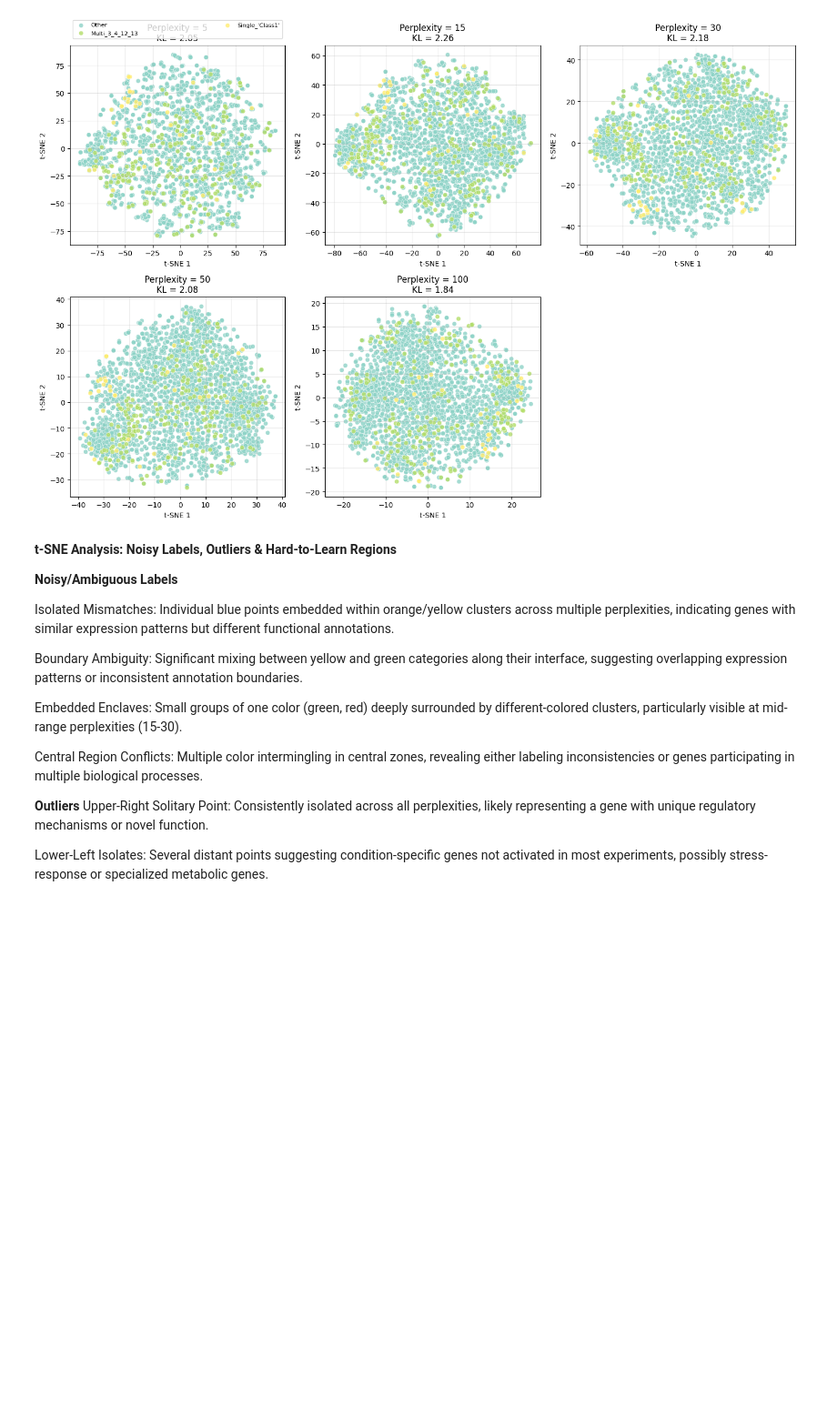
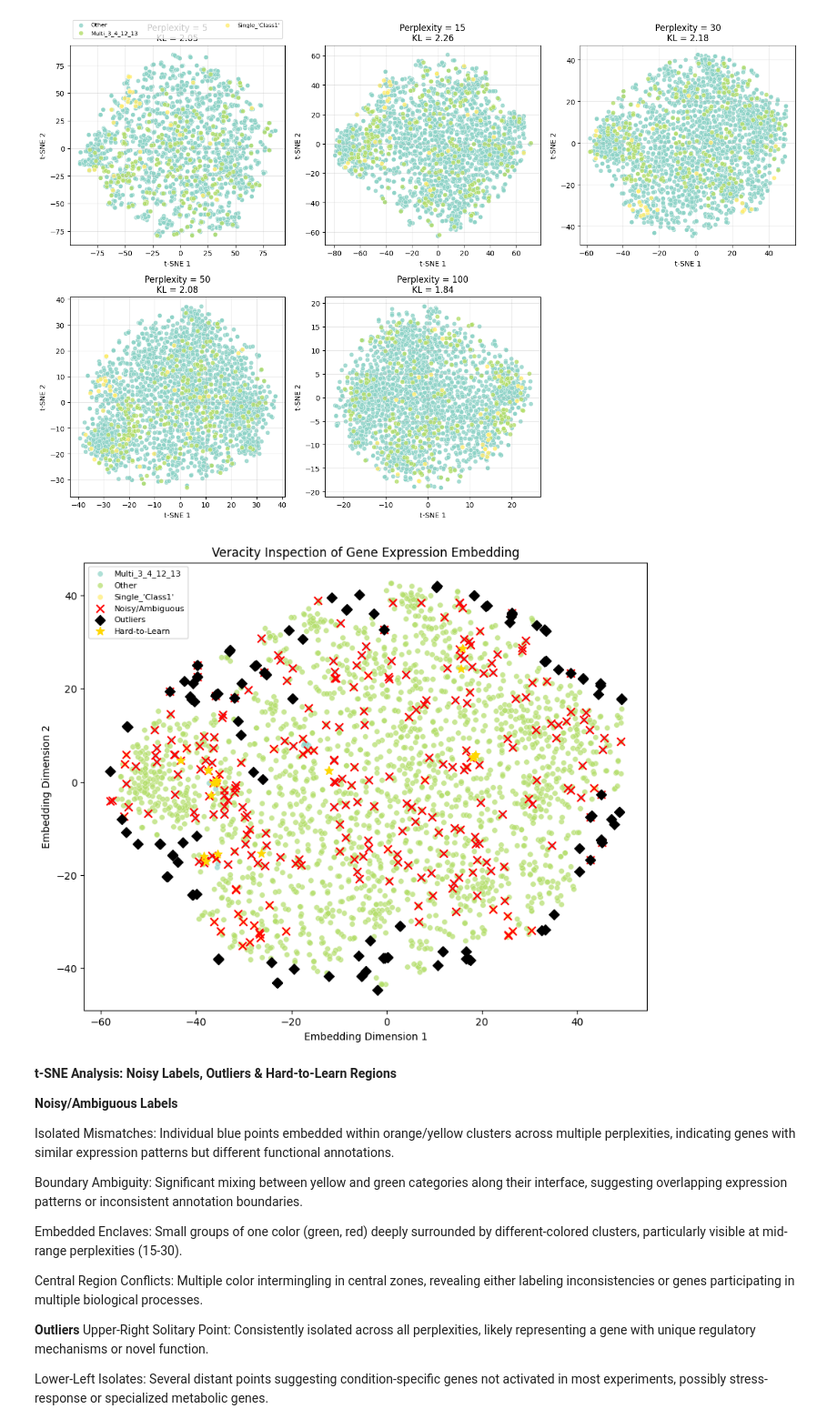
Before and after one commit to Ajay-Sreenivas/assignment-05-Ajay-Sreenivas, a Jupyter notebook: main.ipynb, the cells around one changed output. Shown at 91% size. Saved outputs shown, nothing was run; the diff lists cells and outputs as text; code cells hidden in the pictures; blank space fills up the shorter version.

Commit message:
added graphs for outlierdetection

```diff
--- a/main.ipynb
+++ b/main.ipynb
@@ -286,6 +301,83 @@ Running t-SNE with perplexity=100...
   KL Divergence: 1.8392
   Range: [-22.13, 24.45]
 [figure]
+# %%
+import matplotlib.pyplot as plt
+import numpy as np
+from sklearn.neighbors import NearestNeighbors
+
+# Use X_isomap or X_tsne as embedding (choose one, e.g. X_isomap here)
+X_tsne = tsne_results[30]
+embedding = X_tsne
+labels = new_target.values
+
+plt.figure(figsize=(10,8))
+
+# Plot all points
+unique_targets = np.unique(labels)
+colors = plt.cm.Set3(np.linspace(0, 1, len(unique_targets)))
+
+for j, target_class in enumerate(unique_targets):
+    mask = labels == target_class
+    plt.scatter(embedding[mask, 0], embedding[mask, 1],
+                alpha=0.7, s=30, color=colors[j],
+                label=target_class, edgecolors='white', linewidth=0.3)
+
+# ------------------------
+# 1. Detect noisy/ambiguous labels
+# ------------------------
+# Approximate: a point whose nearest neighbors mostly belong to another class
+nbrs = NearestNeighbors(n_neighbors=10).fit(embedding)
+_, indices = nbrs.kneighbors(embedding)
+
+noisy_points = []
+for i, neigh in enumerate(indices):
+    neigh_labels = labels[neigh]
+    # Convert to integers if not already
+    neigh_labels_int = pd.factorize(neigh_labels)[0]
+    majority = np.argmax(np.bincount(neigh_labels_int))
+    if pd.factorize([labels[i]])[0][0] != majority:
+        noisy_points.append(i)
+
+
+plt.scatter(embedding[noisy_points,0], embedding[noisy_points,1],
+            c='red', marker='x', s=60, label="Noisy/Ambiguous")
+
+# ------------------------
+# 2. Detect outliers
+# ------------------------
+# Outliers: points with large average distance to neighbors
+distances, _ = nbrs.kneighbors(embedding)
+avg_dist = distances.mean(axis=1)
+threshold = np.percentile(avg_dist, 95)  # top 5% farthest
+outliers = np.where(avg_dist > threshold)[0]
+
+plt.scatter(embedding[outliers,0], embedding[outliers,1],
+            c='black', marker='D', s=50, label="Outliers")
+# ------------------------
+# 3. Hard-to-learn samples
+# ------------------------
+hard_points = []
+for i, neigh in enumerate(indices):
+    neigh_labels = labels[neigh]
+    # Convert to integer codes
+    neigh_labels_int = pd.factorize(neigh_labels)[0]
+    purity = np.max(np.bincount(neigh_labels_int)) / len(neigh_labels_int)
+    if purity < 0.6:  # heavily mixed
+        hard_points.append(i)
+plt.scatter(embedding[hard_points,0], embedding[hard_points,1],
+            c='gold', marker='*', s=70, label="Hard-to-Learn")
+
+# ------------------------
+# Finalize plot
+# ------------------------
+plt.xlabel("Embedding Dimension 1")
+plt.ylabel("Embedding Dimension 2")
+plt.title("Veracity Inspection of Gene Expression Embedding")
+plt.legend(loc="best", fontsize=8)
+plt.show()
+# %% [output]
+[figure, added]
 # %% [markdown]
 **t-SNE Analysis: Noisy Labels, Outliers & Hard-to-Learn Regions**
 
```
Also changed, not shown: parts of 5 cells of this notebook.
